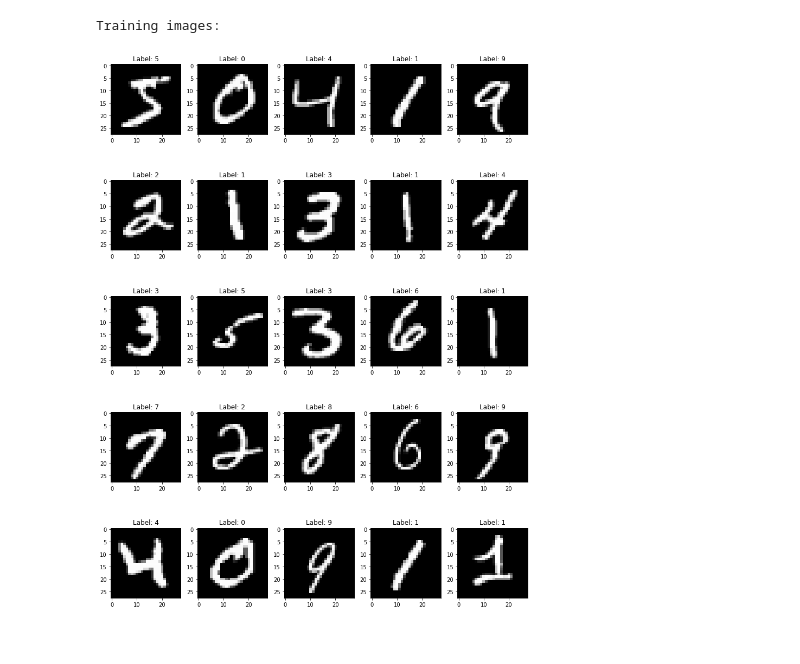
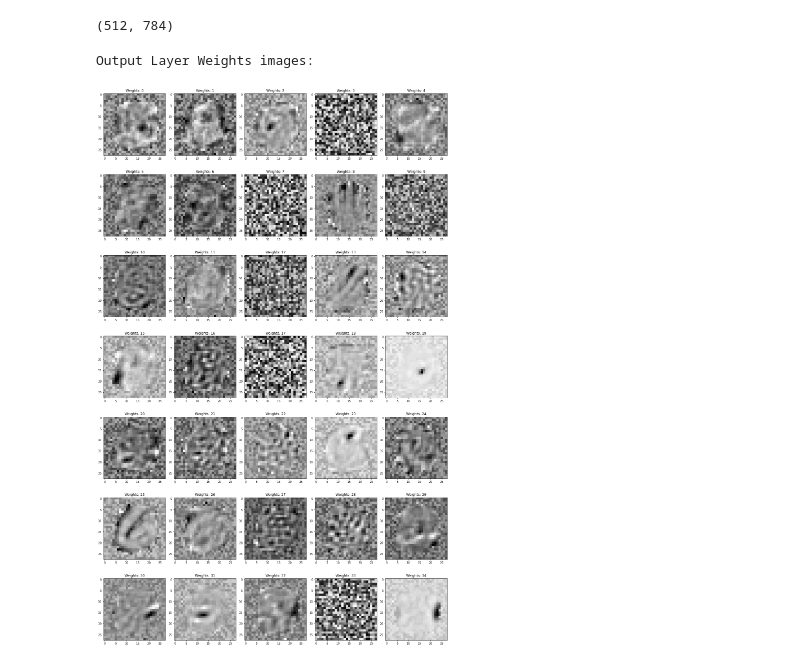
Before and after one commit to edwin-yan/An-Image-Denoising-Network-with-Interpretation, a Jupyter notebook: experiments.ipynb, the cells around one changed output. Saved outputs shown, nothing was run; the diff lists cells and outputs as text; code cells hidden in the pictures.

```diff
--- a/experiments.ipynb
+++ b/experiments.ipynb
@@ -18,14 +68,0 @@ mnist = tf.keras.datasets.mnist
-# %%
-def plot_images(images, labels, first_n_pairs = 25, plot_weights = False):
-    n_col = 5
-    first_n_pairs = first_n_pairs if first_n_pairs < len(images) else len(images)
-    n_row = math.ceil(first_n_pairs/n_col)
-    images, labels = images[:first_n_pairs], labels[:first_n_pairs]
-    figsize = (3 * n_col, 4 * n_row) if plot_weights else (2.25 * n_col, 3 * n_row)
-    fig, axes = plt.subplots(n_row, n_col, figsize = figsize)
-    for idx, (image, label) in enumerate(zip(images, labels)):
-        ax = axes[idx // n_col, idx % n_col]
-        ax.imshow(image, cmap = 'gray')
-        ax.set_title(f"{'Weights' if plot_weights else 'Label'}: {label}")
-    plt.tight_layout()
-    plt.show()
@@ -70,0 +69,23 @@ def add_noise(image, noise_typ='gauss'):
+# %%
+logdir = "./logs/fit/" + datetime.now().strftime("%Y%m%d-%H%M%S")
+
+tensorboard_callback = keras.callbacks.TensorBoard(
+    log_dir=logdir,
+    histogram_freq=1
+)
+
+earlystop_callback = keras.callbacks.EarlyStopping(
+    monitor='val_loss',
+    min_delta=1e-4,
+    patience=3
+)
+
+history = model.fit(
+    x_train,
+    y_train,
+    batch_size = 256,
+    epochs=50,
+    validation_split=0.2,
+    use_multiprocessing=True,
+    callbacks=[tensorboard_callback, earlystop_callback]
+)
@@ -71,6 +127,13 @@ def add_noise(image, noise_typ='gauss'):
+# %%
+model.layers[-2].get_weights()[0].shape
+# %% [output]
+(512, 784)
+# %%
+output_layer_weights = model.layers[-2].get_weights()[0]
+output_layer_weights = output_layer_weights.reshape(-1, 28, 28)
 # %%
-print("Training images:")
-plot_images(x_train, y_train)
+print("Output Layer Weights images:")
+plot_images(output_layer_weights)
 # %% [output]
-Training images:
+Output Layer Weights images:
-[figure, old version]
+[figure, new version]
```
Also changed, not shown: parts of 24 cells of this notebook, 3 other files.
